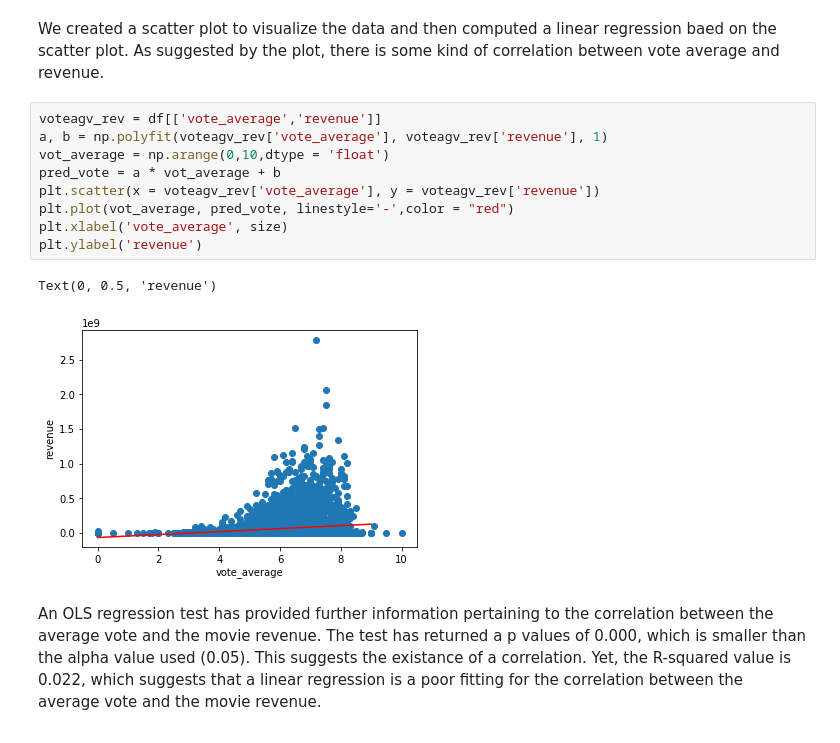
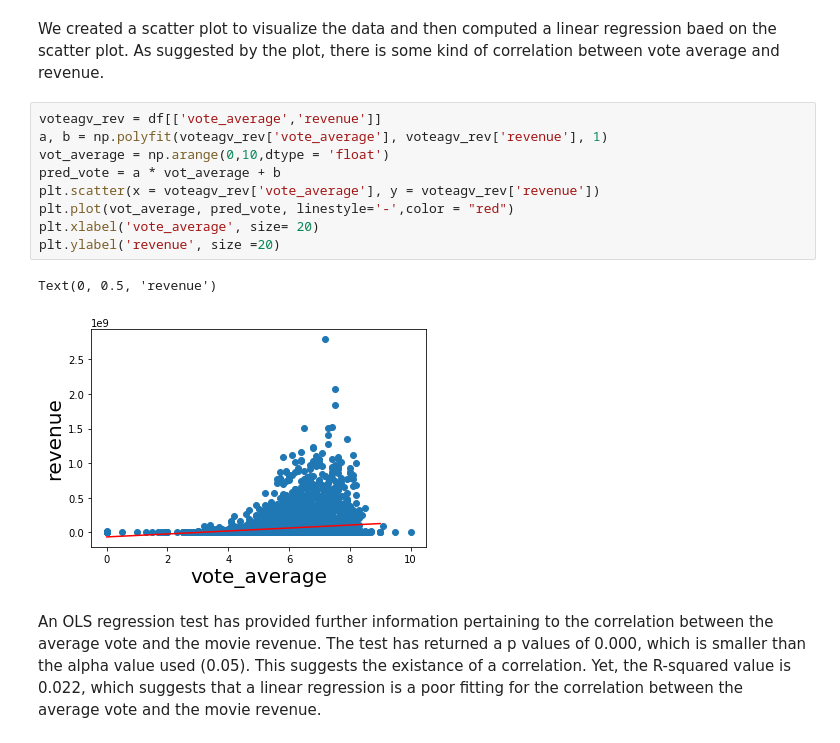
Before and after one commit to COGS108/MyFirstPullRequest, a Jupyter notebook: FinalProject.ipynb, the cells around one changed output. Cells and saved outputs as stored; diff of their text form.

```diff
--- a/FinalProject.ipynb
+++ b/FinalProject.ipynb
@@ -434,15 +434,15 @@ We created a scatter plot to visualize the data and then computed a linear regre
 # %%
 voteagv_rev = df[['vote_average','revenue']]
 a, b = np.polyfit(voteagv_rev['vote_average'], voteagv_rev['revenue'], 1)
 vot_average = np.arange(0,10,dtype = 'float')
 pred_vote = a * vot_average + b
 plt.scatter(x = voteagv_rev['vote_average'], y = voteagv_rev['revenue'])
 plt.plot(vot_average, pred_vote, linestyle='-',color = "red")
-plt.xlabel('vote_average', size)
-plt.ylabel('revenue')
+plt.xlabel('vote_average', size= 20)
+plt.ylabel('revenue', size =20)
 # %% [output]
 Text(0, 0.5, 'revenue')
-[figure, old version]
+[figure, new version]
 # %% [markdown]
 An OLS regression test has provided further information pertaining to the correlation between the average vote and the movie revenue. The test has returned a p values of 0.000, which is smaller than the alpha value used (0.05). This suggests the existance of a correlation. Yet, the R-squared value is 0.022, which suggests that a linear regression is a poor fitting for the correlation between the average vote and the movie revenue.
 # %%
```
Also changed, not shown: parts of 12 cells of this notebook.
